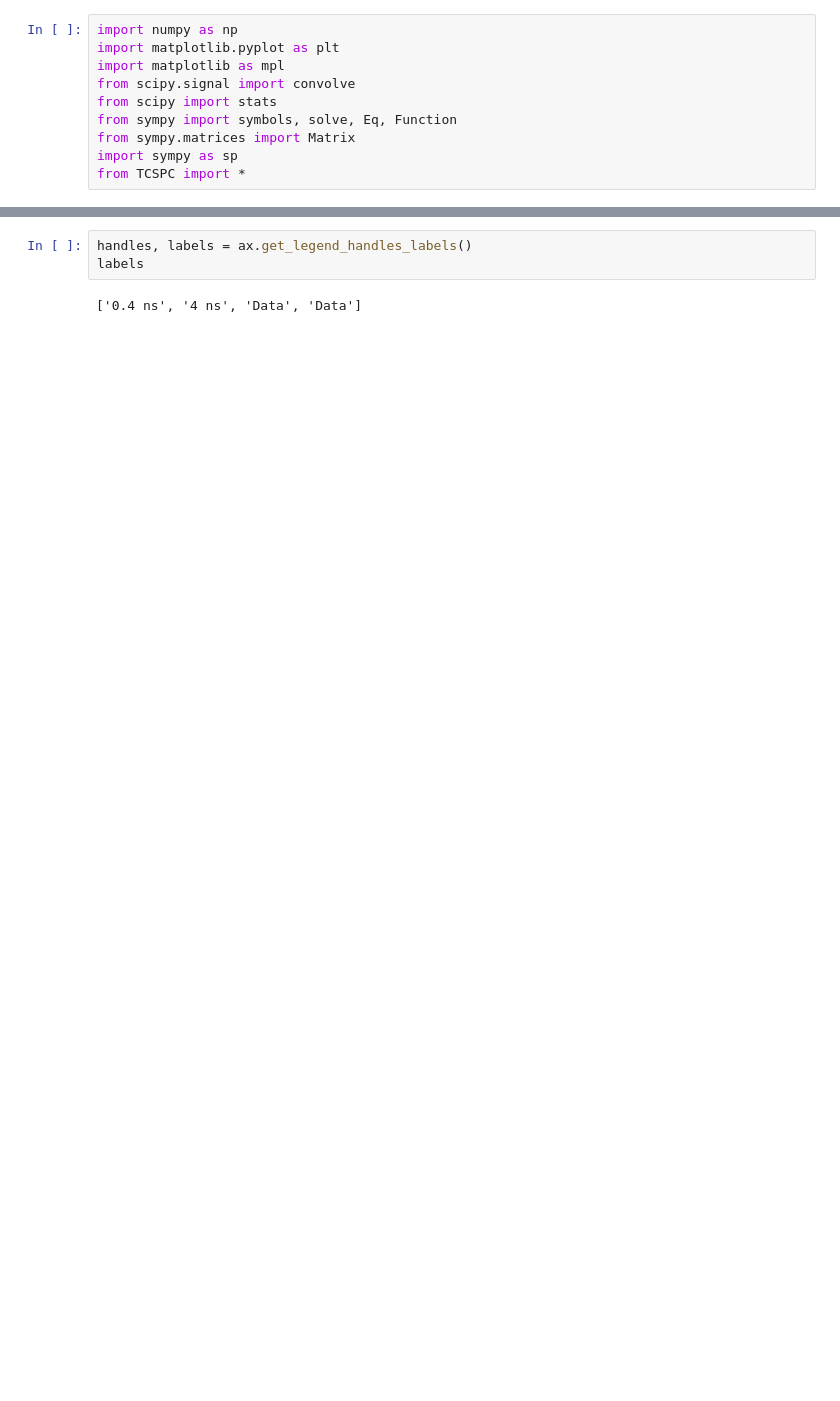
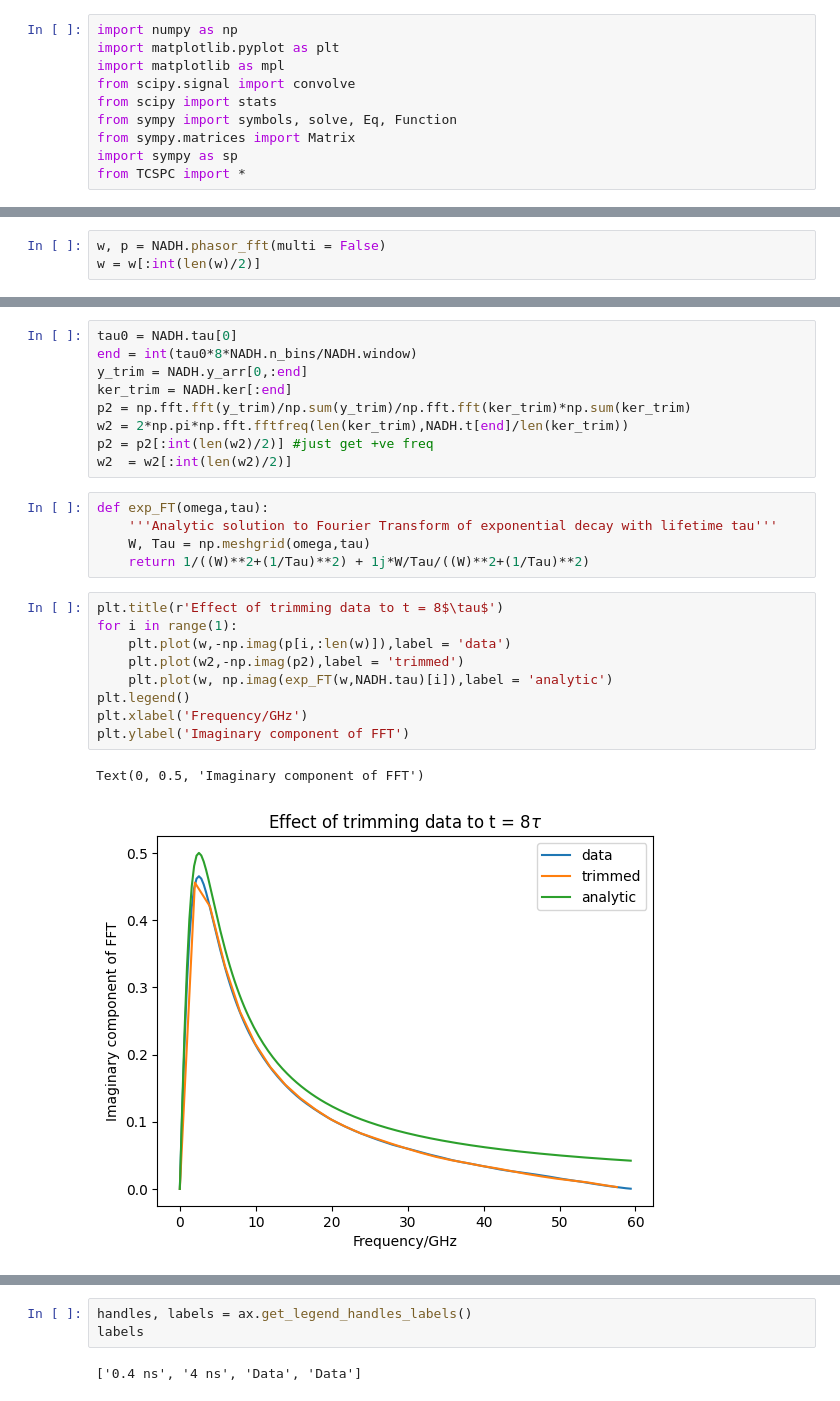
Before and after one commit to ngcnpeter/Y3_Group_Project_2B, a Jupyter notebook: TCSPC-simulation/interim_report.ipynb, the cells around one changed output, grey strips where cells are left out. Saved outputs shown, nothing was run; the diff lists cells and outputs as text; blank space fills up the shorter version.

```diff
--- a/TCSPC-simulation/interim_report.ipynb
+++ b/TCSPC-simulation/interim_report.ipynb
@@ -30,0 +34,3 @@ Select data simulation function by setting MC =True (`MC_exp`) or False (`multi_
+# %%
+w, p = NADH.phasor_fft(multi = False)
+w = w[:int(len(w)/2)]
@@ -31,3 +44,29 @@ Select data simulation function by setting MC =True (`MC_exp`) or False (`multi_
+# %%
+tau0 = NADH.tau[0]
+end = int(tau0*8*NADH.n_bins/NADH.window)
+y_trim = NADH.y_arr[0,:end]
+ker_trim = NADH.ker[:end]
+p2 = np.fft.fft(y_trim)/np.sum(y_trim)/np.fft.fft(ker_trim)*np.sum(ker_trim)
+w2 = 2*np.pi*np.fft.fftfreq(len(ker_trim),NADH.t[end]/len(ker_trim))
+p2 = p2[:int(len(w2)/2)] #just get +ve freq
+w2  = w2[:int(len(w2)/2)]
+# %%
+def exp_FT(omega,tau):
+    '''Analytic solution to Fourier Transform of exponential decay with lifetime tau'''
+    W, Tau = np.meshgrid(omega,tau)
+    return 1/((W)**2+(1/Tau)**2) + 1j*W/Tau/((W)**2+(1/Tau)**2)
+# %%
+plt.title(r'Effect of trimming data to t = 8$\tau$')
+for i in range(1):
+    plt.plot(w,-np.imag(p[i,:len(w)]),label = 'data')
+    plt.plot(w2,-np.imag(p2),label = 'trimmed')
+    plt.plot(w, np.imag(exp_FT(w,NADH.tau)[i]),label = 'analytic')
+plt.legend()
+plt.xlabel('Frequency/GHz')
+plt.ylabel('Imaginary component of FFT')
+# %% [output]
+Text(0, 0.5, 'Imaginary component of FFT')
+[figure, added]
 # %%
 t, y_NADH = NADH.MC_exp()
 fig,ax = plt.subplots(1,1)
```
Also changed, not shown: parts of 4 cells of this notebook, 1 other file.
